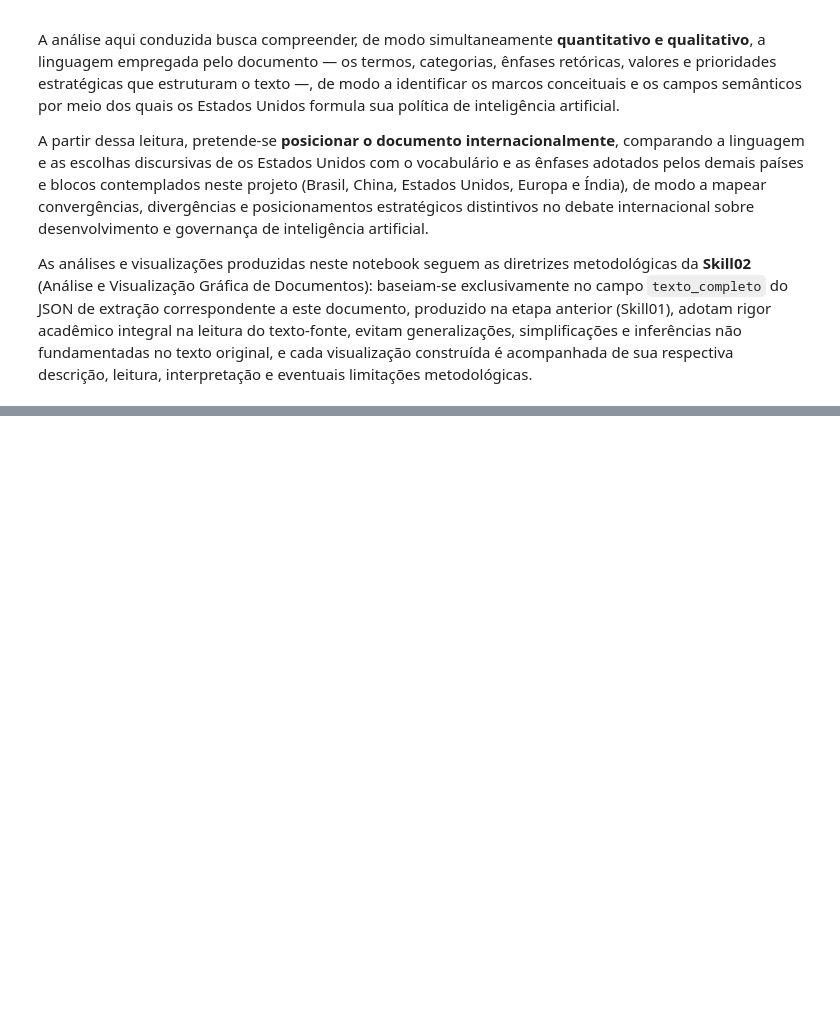
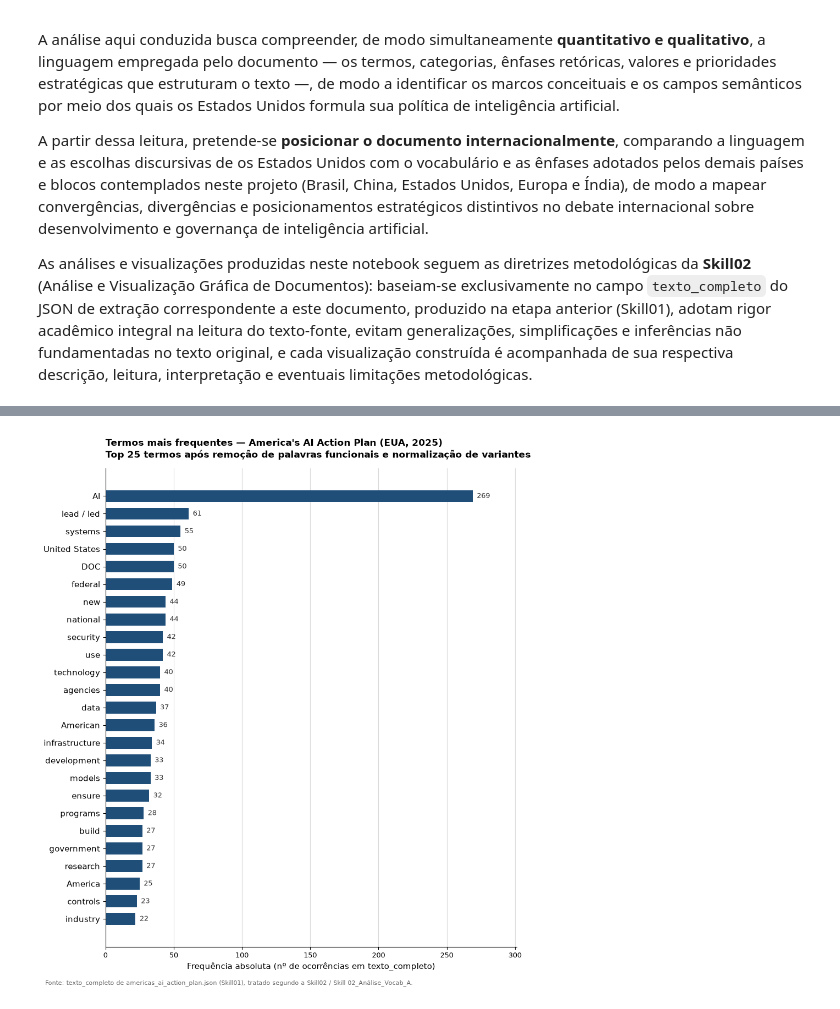
Before and after one commit to leonardomenezes10/Fundamentos, a Jupyter notebook: notebooks/Análise Documentos IA/Estados Unidos/winning_race.ipynb, the cells around one changed output, grey strips where cells are left out. Saved outputs shown, nothing was run; the diff lists cells and outputs as text; code cells hidden in the pictures; blank space fills up the shorter version.

```diff
--- a/notebooks/Análise Documentos IA/Estados Unidos/winning_race.ipynb
+++ b/notebooks/Análise Documentos IA/Estados Unidos/winning_race.ipynb
@@ -10,0 +164,33 @@ As análises e visualizações produzidas neste notebook seguem as diretrizes me
+# %%
+import matplotlib.pyplot as plt
+
+termos_plot = [t for t, _ in top_termos][::-1]
+freqs_plot = [n for _, n in top_termos][::-1]
+
+fig, ax = plt.subplots(figsize=(9, 10))
+barras = ax.barh(termos_plot, freqs_plot, color="#1f4e79", height=0.68)
+
+ax.set_xlabel("Frequência absoluta (nº de ocorrências em texto_completo)", fontsize=11)
+ax.set_title(
+    "Termos mais frequentes — America's AI Action Plan (EUA, 2025)\n"
+    f"Top {CORTE} termos após remoção de palavras funcionais e normalização de variantes",
+    fontsize=12.5, fontweight="bold", loc="left", pad=14
+)
+ax.spines[["top", "right"]].set_visible(False)
+ax.tick_params(axis="y", labelsize=10.5)
+ax.tick_params(axis="x", labelsize=9.5)
+ax.set_axisbelow(True)
+ax.xaxis.grid(True, color="#d9d9d9", linewidth=0.8)
+
+for bar, val in zip(barras, freqs_plot):
+    ax.text(bar.get_width() + 3, bar.get_y() + bar.get_height() / 2, str(val),
+            va="center", ha="left", fontsize=9.5, color="#333333")
+
+ax.set_xlim(0, max(freqs_plot) * 1.12)
+fig.text(0.02, -0.01,
+         "Fonte: texto_completo de americas_ai_action_plan.json (Skill01), tratado segundo a Skill02 / Skill 02_Análise_Vocab_A.",
+         fontsize=8, color="#666666")
+fig.tight_layout()
+plt.show()
+# %% [output]
+[figure, added]
```
Also changed, not shown: parts of 3 cells of this notebook, 5 other files.
